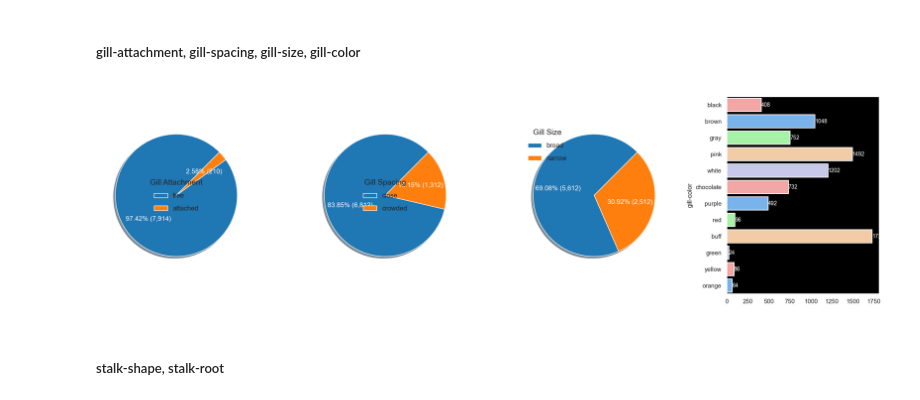
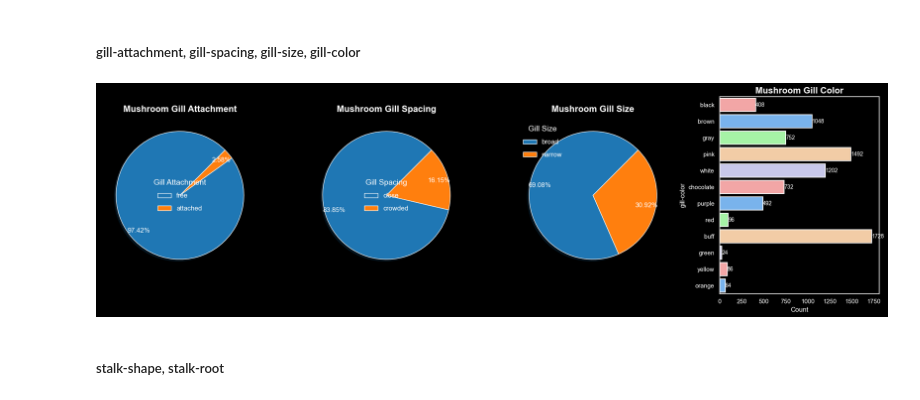
Before and after one commit to Syed-Mansoor/Mushroom_Classification, a Jupyter notebook: notebooks/mushroom_EDA.ipynb, the cells around one changed output. Saved outputs shown, nothing was run; the diff lists cells and outputs as text; code cells hidden in the pictures.

```diff
--- a/notebooks/mushroom_EDA.ipynb
+++ b/notebooks/mushroom_EDA.ipynb
@@ -485,7 +485,10 @@ plt.show()
 import matplotlib.pyplot as plt
 import seaborn as sns
 
+# Assuming 'mushroom' DataFrame is already defined
+
 # Set a dark style for the plots
+plt.style.use('dark_background')
 
 # Define a color palette suitable for a dark background
 pie_colors = ['#1f77b4', '#ff7f0e', '#2ca02c', '#d62728', '#9467bd']
@@ -495,62 +498,70 @@ plt.figure(figsize=(20, 6))  # Increased figure size for better visibility
 
 # Gill Attachment
 ax1 = plt.subplot2grid((1, 4), (0, 0))
-
 dataGillAttachment = mushroom['gill-attachment'].value_counts().values
 labelGillAttachment = mushroom['gill-attachment'].value_counts().index
 
-plt.pie(x=dataGillAttachment, labels=labelGillAttachment,
-        autopct=lambda p: '{:.2f}% ({:,.0f})'.format(p, p * sum(dataGillAttachment) / 100),
+plt.pie(x=dataGillAttachment, labels=None,  # Set labels to None to avoid duplication
+        autopct=lambda p: '{:.2f}%'.format(p) if p > 0 else '',  # Show percentage
         shadow=True, startangle=45,
-        colors=pie_colors,  # Updated vibrant colors
-        textprops={'color': 'white'})  # Change text color to white
+        colors=pie_colors,
+        textprops={'color': 'white'},
+        wedgeprops=dict(edgecolor='white'),
+        pctdistance=0.85)  # Distance of percentage labels from center
+
+# Draw the legend separately
 plt.legend(labelGillAttachment, loc='best', title='Gill Attachment', facecolor='black', fontsize=12, title_fontsize='14', frameon=False, labelspacing=1, borderpad=1)
 plt.title("Mushroom Gill Attachment", fontsize=16, fontweight='bold', color='white')
 
 # Gill Spacing
 ax2 = plt.subplot2grid((1, 4), (0, 1))
-
 dataGillSpacing = mushroom['gill-spacing'].value_counts().values
 labelGillSpacing = mushroom['gill-spacing'].value_counts().index
 
-plt.pie(x=dataGillSpacing, labels=labelGillSpacing,
-        autopct=lambda p: '{:.2f}% ({:,.0f})'.format(p, p * sum(dataGillSpacing) / 100),
+plt.pie(x=dataGillSpacing, labels=None,
+        autopct=lambda p: '{:.2f}%'.format(p) if p > 0 else '',
         shadow=True, startangle=45,
-        colors=pie_colors,  # Updated vibrant colors
-        textprops={'color': 'white'})  # Change text color to white
+        colors=pie_colors,
+        textprops={'color': 'white'},
+        wedgeprops=dict(edgecolor='white'),
+        pctdistance=0.85)
+
 plt.legend(labelGillSpacing, loc='best', title='Gill Spacing', facecolor='black', fontsize=12, title_fontsize='14', frameon=False, labelspacing=1, borderpad=1)
 plt.title("Mushroom Gill Spacing", fontsize=16, fontweight='bold', color='white')
 
 # Gill Size
 ax3 = plt.subplot2grid((1, 4), (0, 2))
-
 dataGillSize = mushroom['gill-size'].value_counts().values
 labelGillSize = mushroom['gill-size'].value_counts().index
 
-plt.pie(x=dataGillSize, labels=labelGillSize,
-        autopct=lambda p: '{:.2f}% ({:,.0f})'.format(p, p * sum(dataGillSize) / 100),
+plt.pie(x=dataGillSize, labels=None,
+        autopct=lambda p: '{:.2f}%'.format(p) if p > 0 else '',
         shadow=True, startangle=45,
-        colors=pie_colors,  # Updated vibrant colors
-        textprops={'color': 'white'})  # Change text color to white
+        colors=pie_colors,
+        textprops={'color': 'white'},
+        wedgeprops=dict(edgecolor='white'),
+        pctdistance=0.85)
+
 plt.legend(labelGillSize, loc='best', title='Gill Size', facecolor='black', fontsize=12, title_fontsize='14', frameon=False, labelspacing=1, borderpad=1)
 plt.title("Mushroom Gill Size", fontsize=16, fontweight='bold', color='white')
 
 # Gill Color
 ax4 = plt.subplot2grid((1, 4), (0, 3))
+sns.countplot(y='gill-color', data=mushroom, ax=ax4,
+              palette=count_palette, linewidth=1.5)
 
-sns.countplot(y='gill-color', data=mushroom, ax=ax4,
-              palette=count_palette, linewidth=1.5)  # Using a vibrant palette for count plot
 for i in ax4.containers:
-    ax4.bar_label(i, fontsize=10, color='white')  # Change bar label color to white
+    ax4.bar_label(i, fontsize=10, color='white')
+
 ax4.set_facecolor('black')  # Set countplot background to black
 ax4.set_title("Mushroom Gill Color", fontsize=16, fontweight='bold', color='white')
 ax4.set_xlabel("Count", fontsize=12, color='white')
 
 # Improve layout and show the plot
 plt.tight_layout()
 plt.show()
 # %% [output]
-[figure, old version]
+[figure, new version]
 # %% [markdown]
 ##### stalk-shape, stalk-root
 # %%
```
Also changed, not shown: parts of 1 cell of this notebook, 3 other files.
